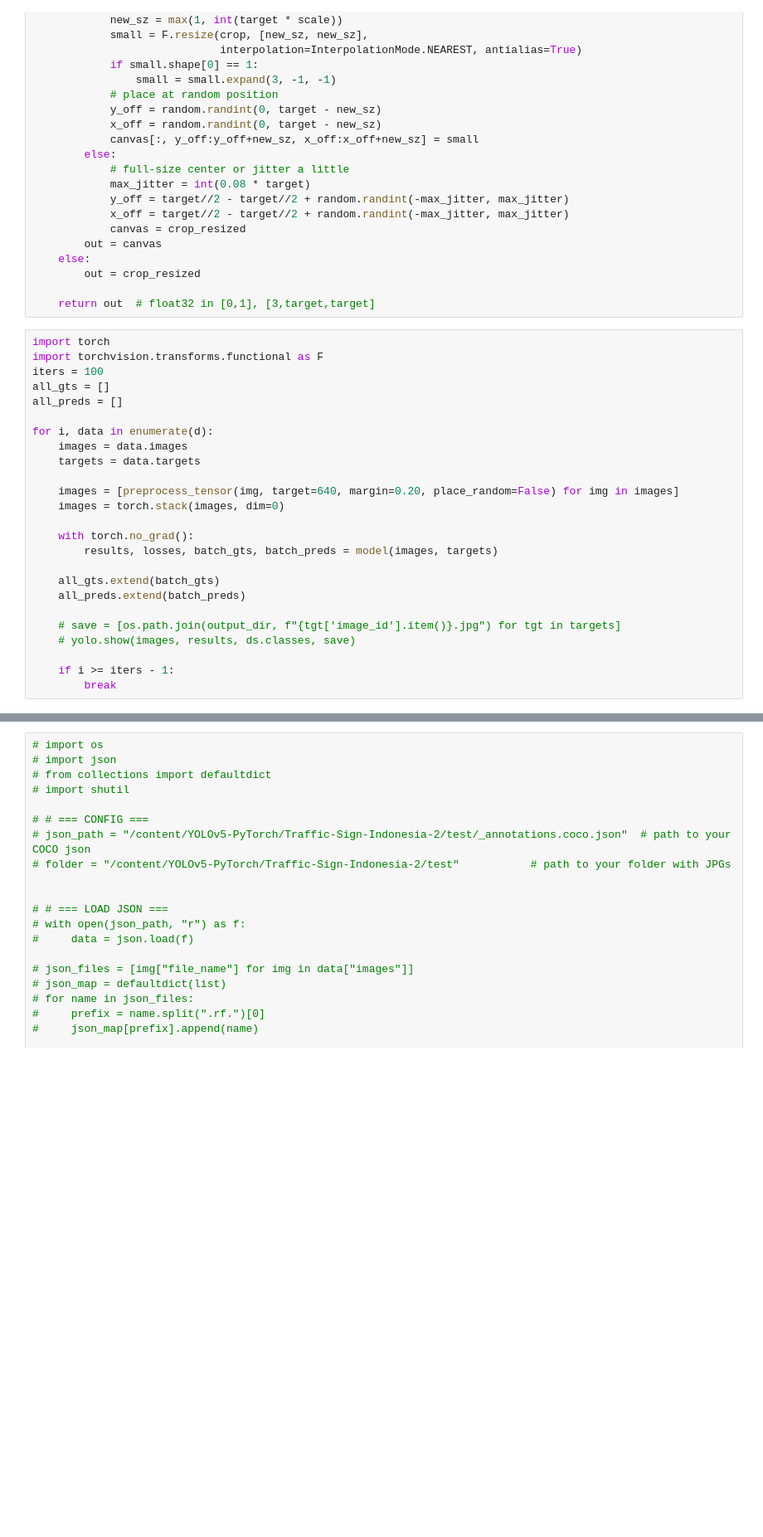
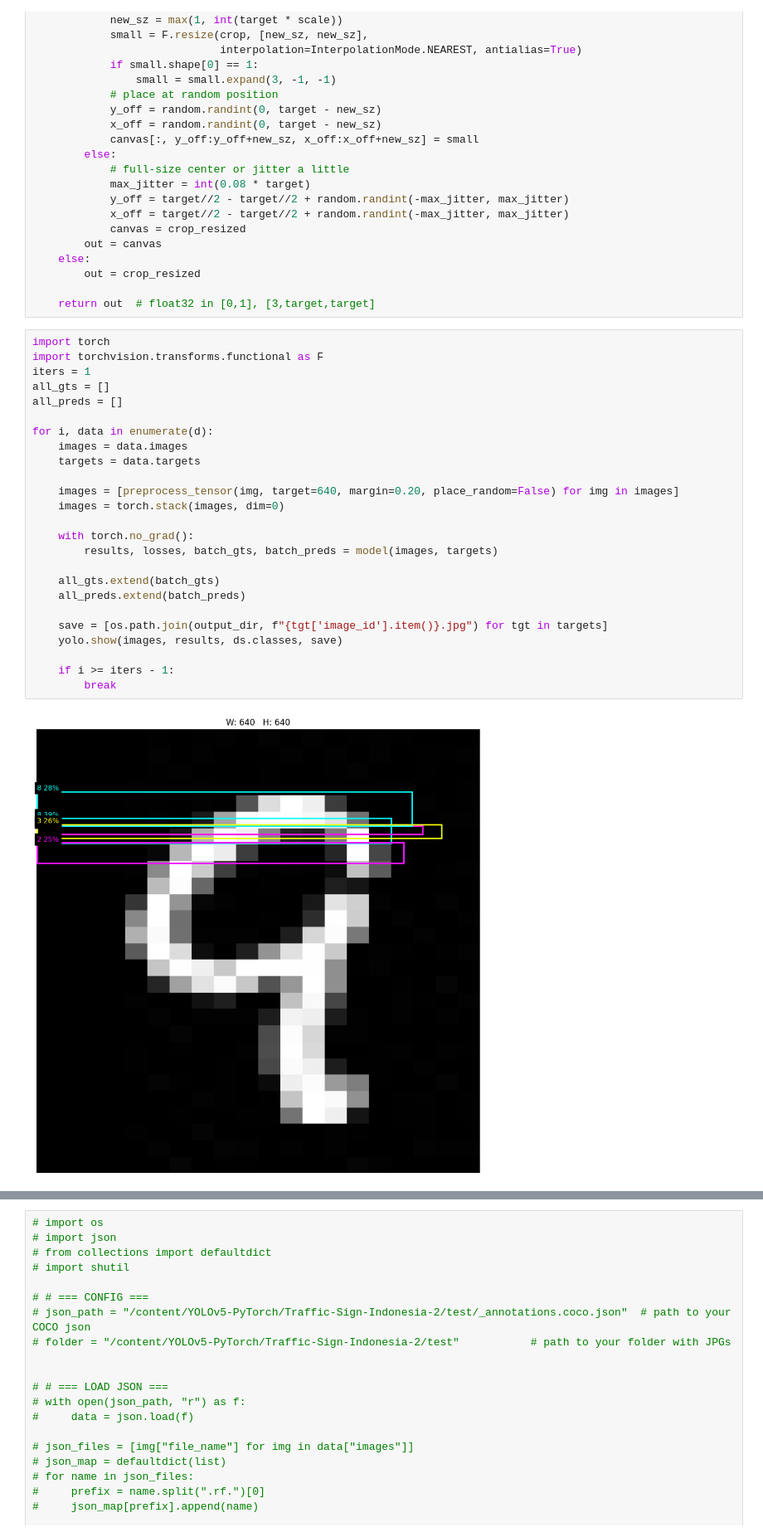
Before and after one commit to schiWasTaken/YOLOv5-PyTorch, a Jupyter notebook: demo_ann.ipynb, the cells around one changed output, grey strips where cells are left out. Shown at 83% size. Drawn from its saved outputs; the diff is of its cells as text; blank space fills up the shorter version.

```diff
--- a/demo_ann.ipynb
+++ b/demo_ann.ipynb
@@ -391,25 +370,27 @@ def preprocess_tensor(img: torch.Tensor,
 # %%
 import torch
 import torchvision.transforms.functional as F
-iters = 100
+iters = 1
 all_gts = []
 all_preds = []
 
 for i, data in enumerate(d):
     images = data.images
     targets = data.targets
 
     images = [preprocess_tensor(img, target=640, margin=0.20, place_random=False) for img in images]
     images = torch.stack(images, dim=0)
 
     with torch.no_grad():
         results, losses, batch_gts, batch_preds = model(images, targets)
 
     all_gts.extend(batch_gts)
     all_preds.extend(batch_preds)
 
-    # save = [os.path.join(output_dir, f"{tgt['image_id'].item()}.jpg") for tgt in targets]
-    # yolo.show(images, results, ds.classes, save)
+    save = [os.path.join(output_dir, f"{tgt['image_id'].item()}.jpg") for tgt in targets]
+    yolo.show(images, results, ds.classes, save)
 
     if i >= iters - 1:
         break
+# %% [output]
+[figure, added]
```
Also changed, not shown: parts of 9 cells of this notebook.
